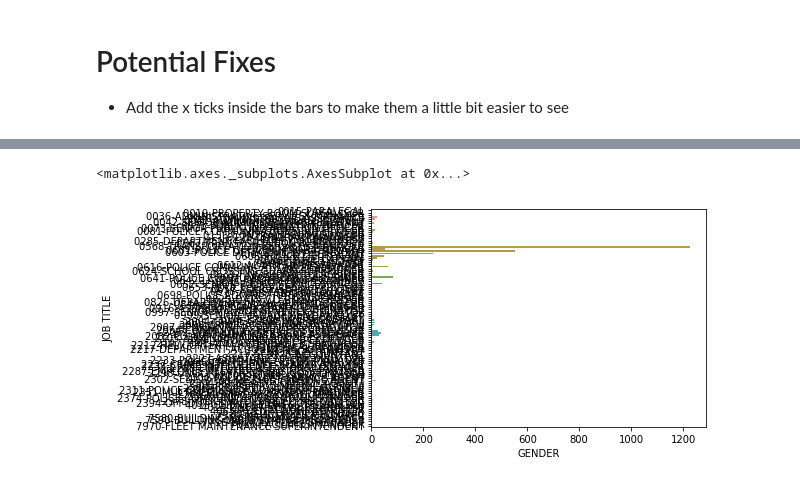
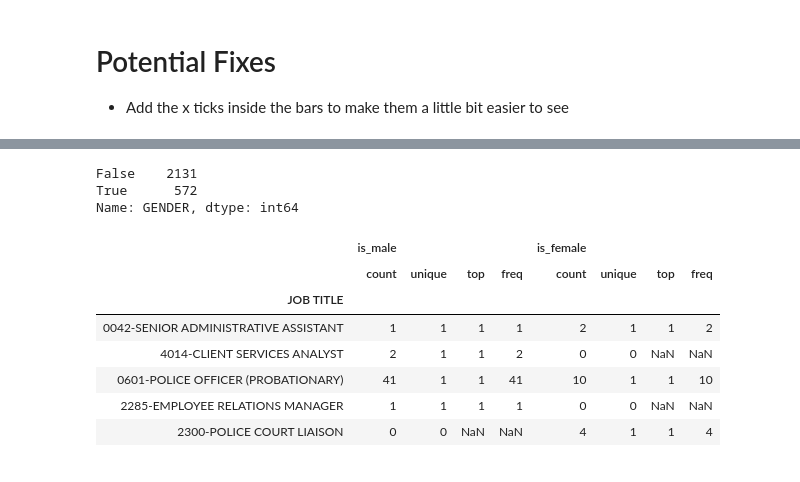
Before and after one commit to guedanie/SA-CITY-DATA, a Jupyter notebook: FY16_sa_city_compensation.ipynb, the cells around one changed output, grey strips where cells are left out. Cells and saved outputs as stored; diff of their text form; code cells hidden in the pictures.

Commit message:
Trying to filter position by male and female

```diff
--- a/FY16_sa_city_compensation.ipynb
+++ b/FY16_sa_city_compensation.ipynb
@@ -292,4 +292,4 @@ police = city_data["BUSINESS AREA"] == "POLICE"
 # %%
 ft = city_data["EMPLOYEE SUBGROUP"].str.contains("FT|FULL-TIME")
 # %%
-count_emp_pol = city_data[police & ft].groupby("JOB TITLE").count().sort_values(by="REF #", ascending=False)
+count_emp_pol = city_data[police & ft]
@@ -313,5 +295,0 @@ count_emp_pol
-# %%
-sns.barplot(data=count_emp_pol, y=count_emp_pol.index, x="GENDER")
-# %% [output]
-<matplotlib.axes._subplots.AxesSubplot at 0x...>
-[figure, removed]
@@ -317,0 +298,19 @@ sns.barplot(data=count_emp_pol, y=count_emp_pol.index, x="GENDER")
+# %%
+police_gender = gender.value_counts()
+# %% [output]
+False    2131
+True      572
+Name: GENDER, dtype: int64
+# %%
+count_emp_pol.loc[count_emp_pol['GENDER'] == "MALE", 'is_male'] = '1'
+# %%
+count_emp_pol.groupby("JOB TITLE")["is_male", "is_female"].describe().sample(5)
+# %% [output]
+|  | is_male |  |  |  | is_female |  |  |  |
+|  | count | unique | top | freq | count | unique | top | freq |
+| JOB TITLE |  |  |  |  |  |  |  |  |
+| 0042-SENIOR ADMINISTRATIVE ASSISTANT | 1 | 1 | 1 | 1 | 2 | 1 | 1 | 2 |
+| 4014-CLIENT SERVICES ANALYST | 2 | 1 | 1 | 2 | 0 | 0 | NaN | NaN |
+| 0601-POLICE OFFICER (PROBATIONARY) | 41 | 1 | 1 | 41 | 10 | 1 | 1 | 10 |
+| 2285-EMPLOYEE RELATIONS MANAGER | 1 | 1 | 1 | 1 | 0 | 0 | NaN | NaN |
+| 2300-POLICE COURT LIAISON | 0 | 0 | NaN | NaN | 4 | 1 | 1 | 4 |
```
Also changed, not shown: parts of 2 cells of this notebook.
